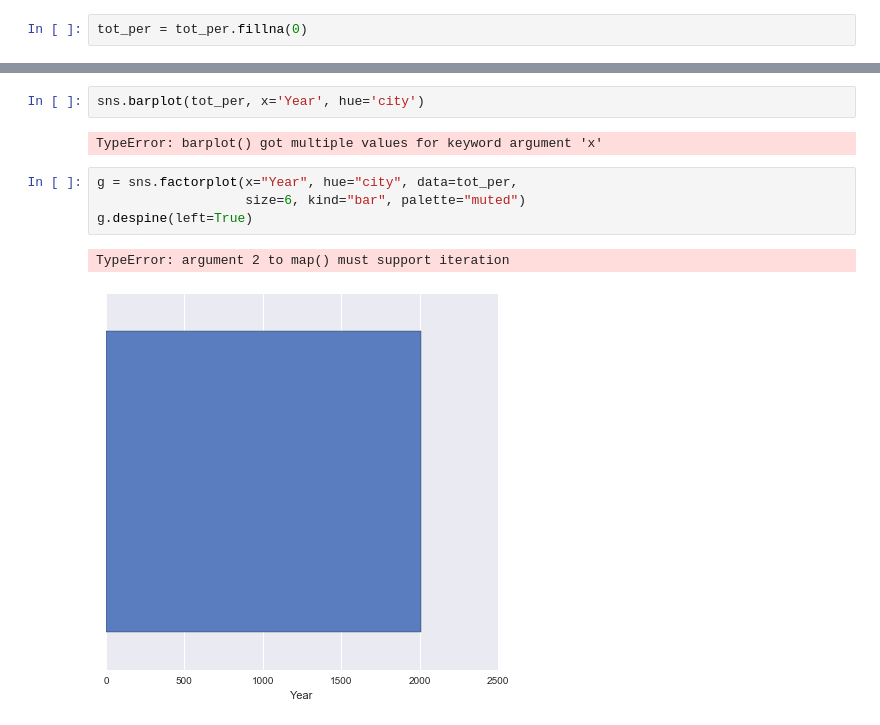
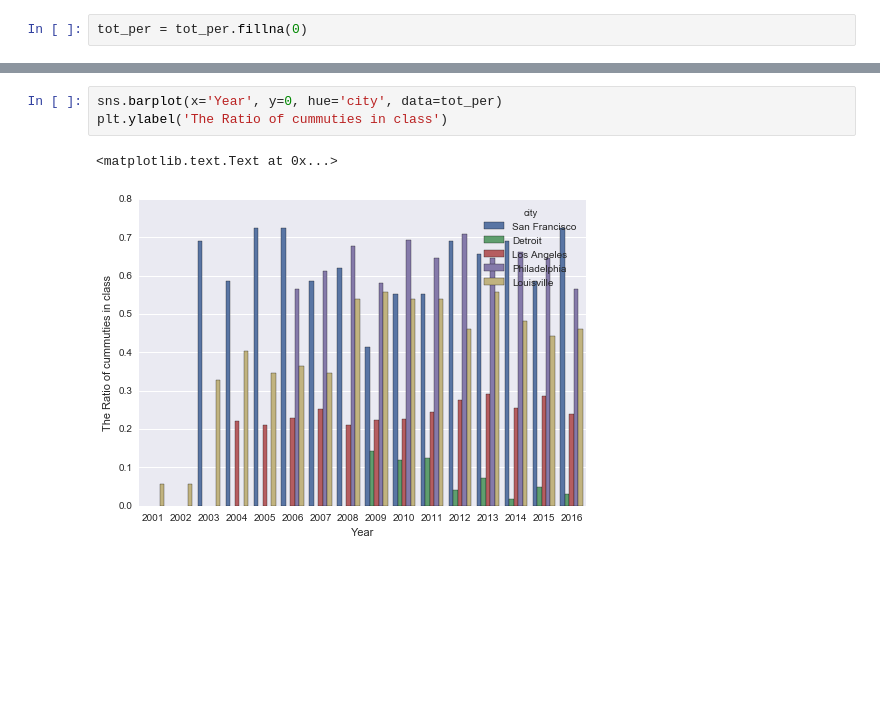
Before and after one commit to livenb/crime_prediction, a Jupyter notebook: compare_city.ipynb, the cells around one changed output, grey strips where cells are left out. Drawn from its saved outputs; the diff is of its cells as text; blank space fills up the shorter version.

```diff
--- a/compare_city.ipynb
+++ b/compare_city.ipynb
@@ -361,11 +368,6 @@ memory usage: 3.9+ KB
 # %%
-sns.barplot(tot_per, x='Year', hue='city')
+sns.barplot(x='Year', y=0, hue='city', data=tot_per)
+plt.ylabel('The Ratio of cummuties in class')
 # %% [output]
-TypeError: barplot() got multiple values for keyword argument 'x'
+<matplotlib.text.Text at 0x...>
+[figure, added]
-# %%
-g = sns.factorplot(x="Year", hue="city", data=tot_per,
-                   size=6, kind="bar", palette="muted")
-g.despine(left=True)
-# %% [output]
-TypeError: argument 2 to map() must support iteration
-[figure, removed]
```
Also changed, not shown: parts of 10 cells of this notebook, 2 other files.
